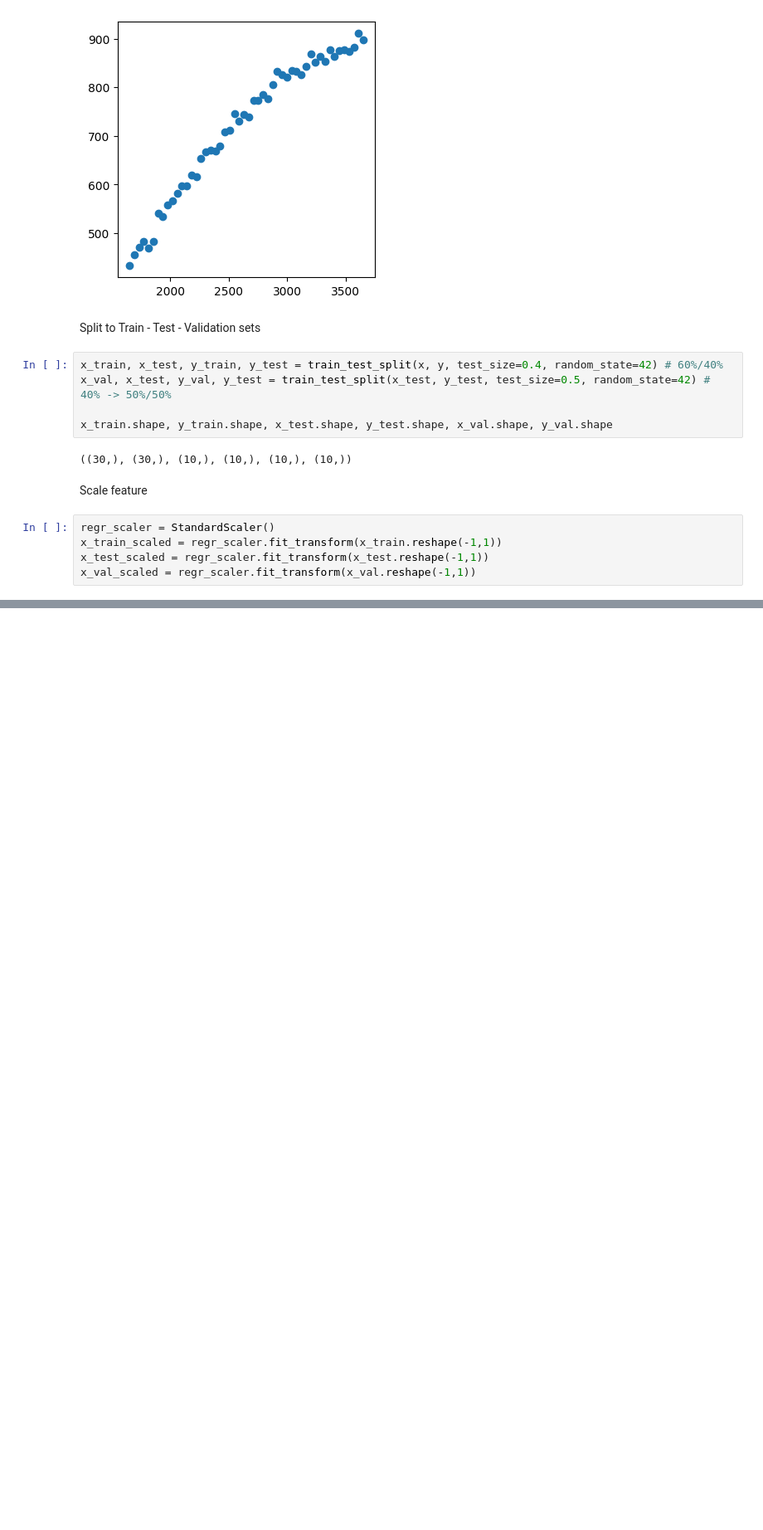
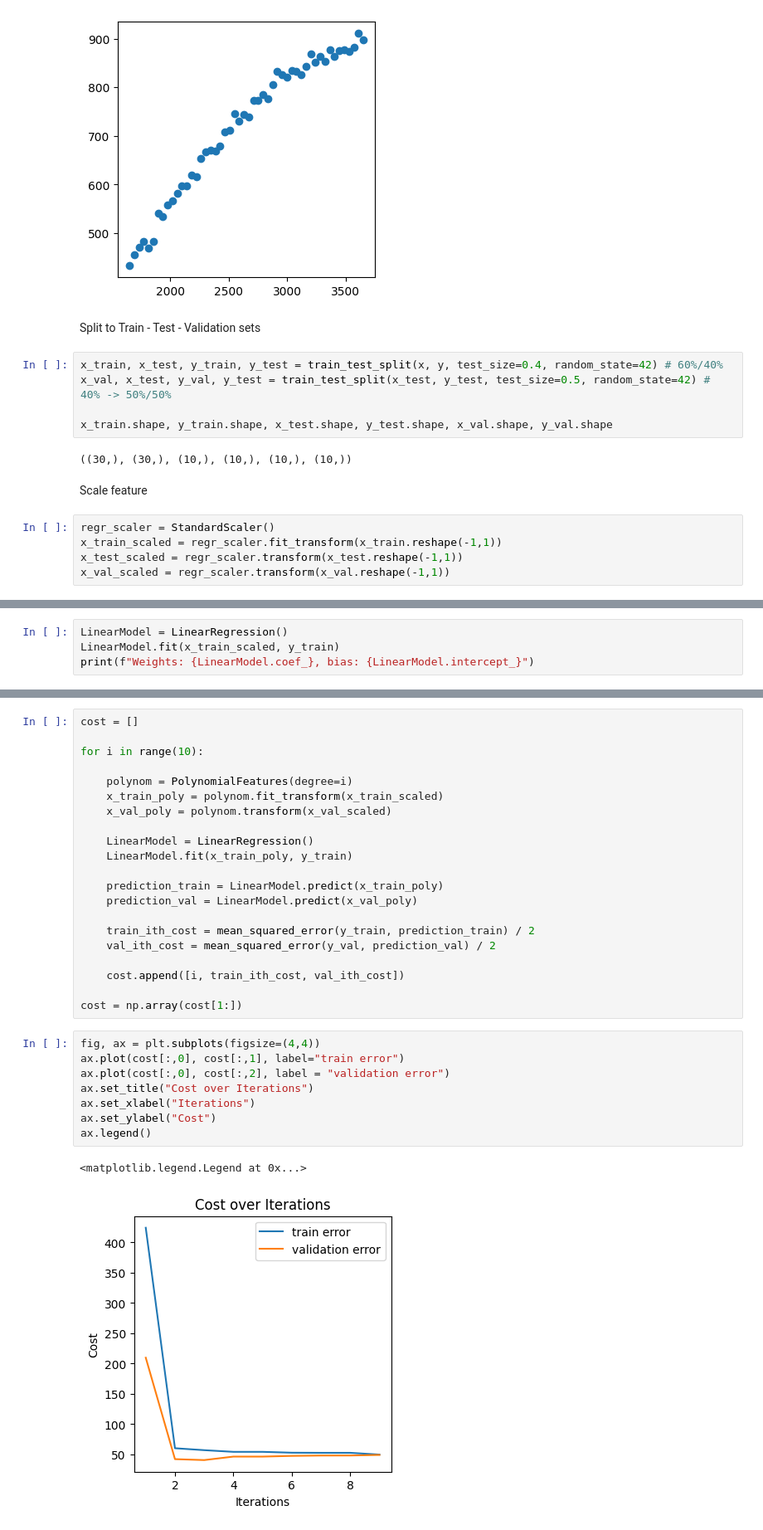
Before and after one commit to DmitryKharitonov/DeepLearning.AI-MachineLearningSpecialization, a Jupyter notebook: Advanced Learning Algorithms/Lab7_Train-Validation-Test_modelPick.ipynb, the cells around one changed output, grey strips where cells are left out. Shown at 83% size. Drawn from its saved outputs; the diff is of its cells as text; blank space fills up the shorter version.

Commit message:
Lab7 - model selection, regression part

```diff
--- a/Advanced Learning Algorithms/Lab7_Train-Validation-Test_modelPick.ipynb
+++ b/Advanced Learning Algorithms/Lab7_Train-Validation-Test_modelPick.ipynb
@@ -59,5 +59,5 @@ Scale feature
 # %%
 regr_scaler = StandardScaler()
 x_train_scaled = regr_scaler.fit_transform(x_train.reshape(-1,1))
-x_test_scaled = regr_scaler.fit_transform(x_test.reshape(-1,1))
-x_val_scaled = regr_scaler.fit_transform(x_val.reshape(-1,1))
+x_test_scaled = regr_scaler.transform(x_test.reshape(-1,1))
+x_val_scaled = regr_scaler.transform(x_val.reshape(-1,1))
@@ -63,0 +66,4 @@ x_val_scaled = regr_scaler.fit_transform(x_val.reshape(-1,1))
+# %%
+LinearModel = LinearRegression()
+LinearModel.fit(x_train_scaled, y_train)
+print(f"Weights: {LinearModel.coef_}, bias: {LinearModel.intercept_}")
@@ -69,0 +103,32 @@ x_train_scaled.shape
+# %%
+cost = []
+
+for i in range(10):
+
+    polynom = PolynomialFeatures(degree=i)
+    x_train_poly = polynom.fit_transform(x_train_scaled)
+    x_val_poly = polynom.transform(x_val_scaled)
+
+    LinearModel = LinearRegression()
+    LinearModel.fit(x_train_poly, y_train)
+
+    prediction_train = LinearModel.predict(x_train_poly)
+    prediction_val = LinearModel.predict(x_val_poly)
+
+    train_ith_cost = mean_squared_error(y_train, prediction_train) / 2
+    val_ith_cost = mean_squared_error(y_val, prediction_val) / 2
+
+    cost.append([i, train_ith_cost, val_ith_cost])
+
+cost = np.array(cost[1:])
+# %%
+fig, ax = plt.subplots(figsize=(4,4))
+ax.plot(cost[:,0], cost[:,1], label="train error")
+ax.plot(cost[:,0], cost[:,2], label = "validation error")
+ax.set_title("Cost over Iterations")
+ax.set_xlabel("Iterations")
+ax.set_ylabel("Cost")
+ax.legend()
+# %% [output]
+<matplotlib.legend.Legend at 0x...>
+[figure, added]
```
Also changed, not shown: parts of 23 cells of this notebook, 3 other files.
